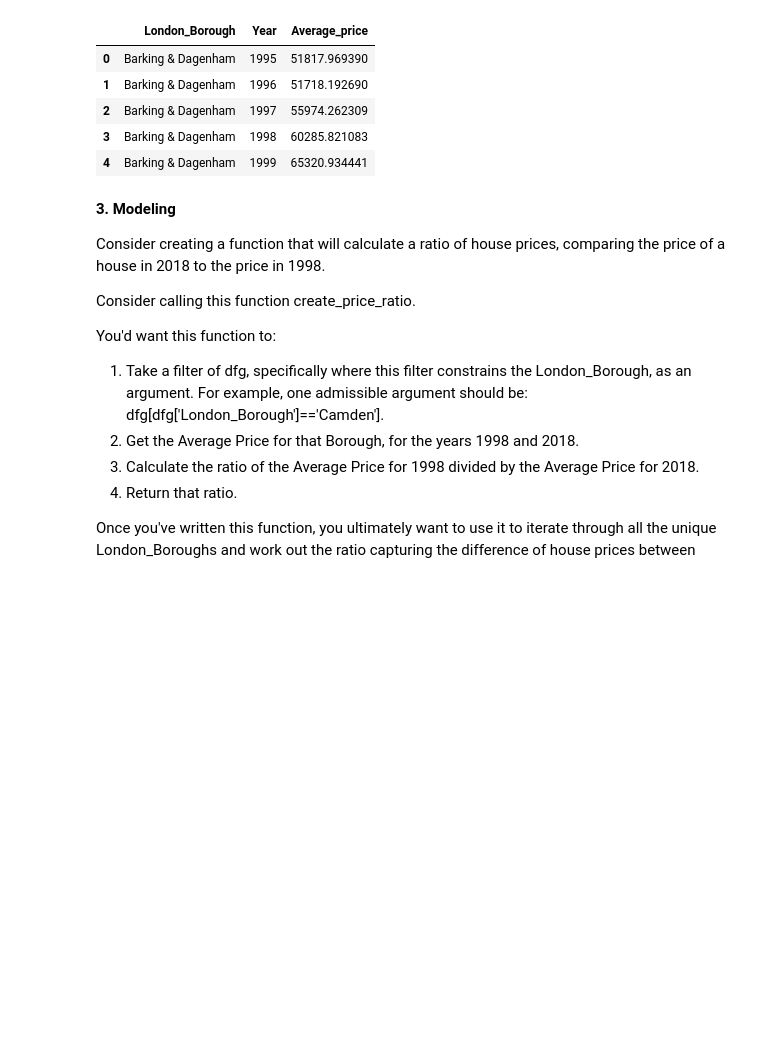
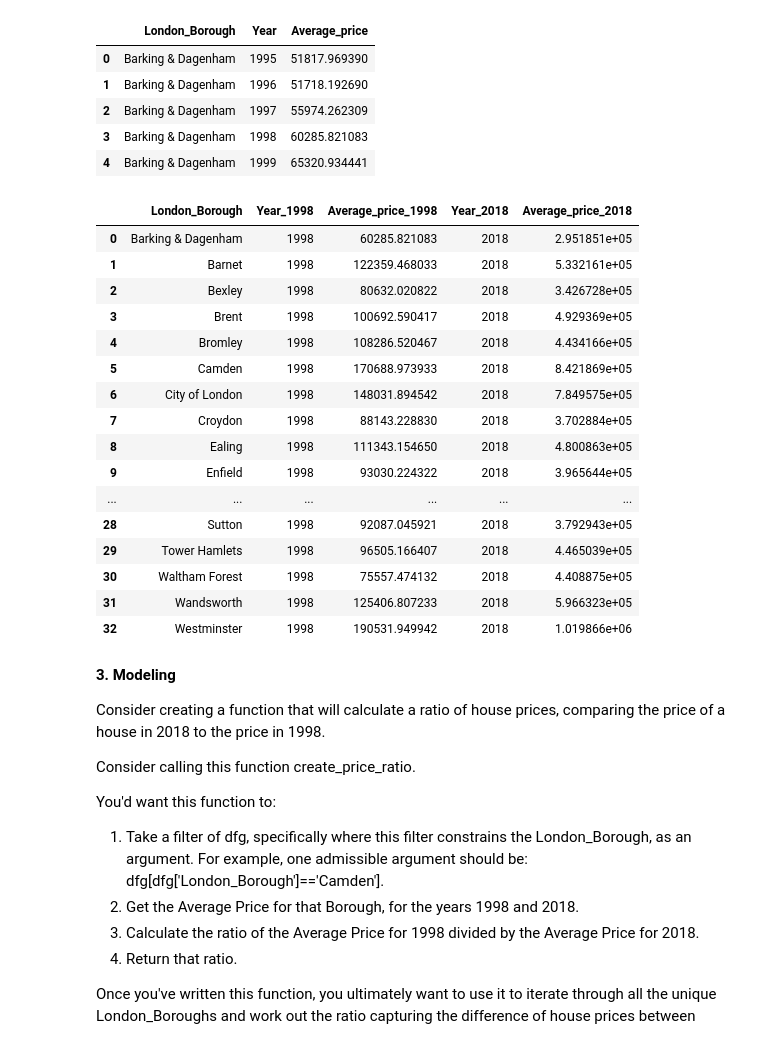
Before and after one commit to cmazzini/Springboard, a Jupyter notebook: Unit 4 Challenge - Tier 3.ipynb, the cells around one changed output. Saved outputs shown, nothing was run; the diff lists cells and outputs as text; code cells hidden in the pictures; blank space fills up the shorter version.

```diff
--- a/Unit 4 Challenge - Tier 3.ipynb
+++ b/Unit 4 Challenge - Tier 3.ipynb
@@ -335,6 +333,32 @@ boroughs_dfg.head()
 | 2 | Barking & Dagenham | 1997 | 55974.262309 |
 | 3 | Barking & Dagenham | 1998 | 60285.821083 |
 | 4 | Barking & Dagenham | 1999 | 65320.934441 |
+# %%
+# Compute the percentage change in Average_price from 1998 to 2018
+boroughs_dfg_1998 = boroughs_dfg[boroughs_dfg['Year'] == 1998]
+boroughs_dfg_2018 = boroughs_dfg[boroughs_dfg['Year'] == 2018]
+boroughs_dfg_1998_2018 = boroughs_dfg_1998.merge(boroughs_dfg_2018, on = 'London_Borough', suffixes = ('_1998', '_2018'))
+
+
+boroughs_dfg_1998_2018
+# %% [output]
+|  | London_Borough | Year_1998 | Average_price_1998 | Year_2018 | Average_price_2018 |
+| 0 | Barking & Dagenham | 1998 | 60285.821083 | 2018 | 2.951851e+05 |
+| 1 | Barnet | 1998 | 122359.468033 | 2018 | 5.332161e+05 |
+| 2 | Bexley | 1998 | 80632.020822 | 2018 | 3.426728e+05 |
+| 3 | Brent | 1998 | 100692.590417 | 2018 | 4.929369e+05 |
+| 4 | Bromley | 1998 | 108286.520467 | 2018 | 4.434166e+05 |
+| 5 | Camden | 1998 | 170688.973933 | 2018 | 8.421869e+05 |
+| 6 | City of London | 1998 | 148031.894542 | 2018 | 7.849575e+05 |
+| 7 | Croydon | 1998 | 88143.228830 | 2018 | 3.702884e+05 |
+| 8 | Ealing | 1998 | 111343.154650 | 2018 | 4.800863e+05 |
+| 9 | Enfield | 1998 | 93030.224322 | 2018 | 3.965644e+05 |
+| ... | ... | ... | ... | ... | ... |
+| 28 | Sutton | 1998 | 92087.045921 | 2018 | 3.792943e+05 |
+| 29 | Tower Hamlets | 1998 | 96505.166407 | 2018 | 4.465039e+05 |
+| 30 | Waltham Forest | 1998 | 75557.474132 | 2018 | 4.408875e+05 |
+| 31 | Wandsworth | 1998 | 125406.807233 | 2018 | 5.966323e+05 |
+| 32 | Westminster | 1998 | 190531.949942 | 2018 | 1.019866e+06 |
 # %% [markdown]
 **3. Modeling**
 
```
Also changed, not shown: parts of 5 cells of this notebook.
